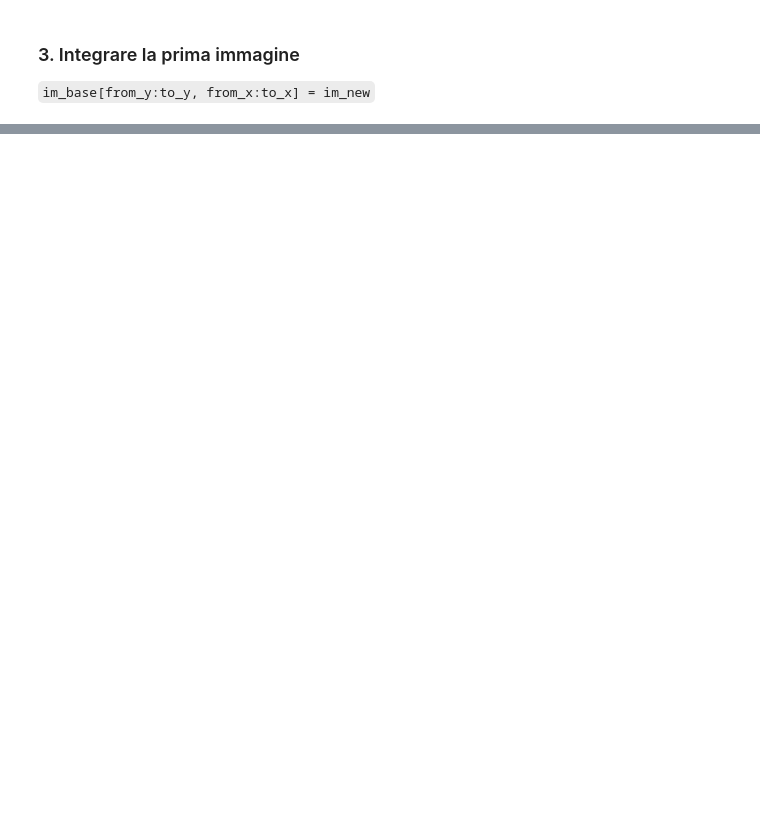
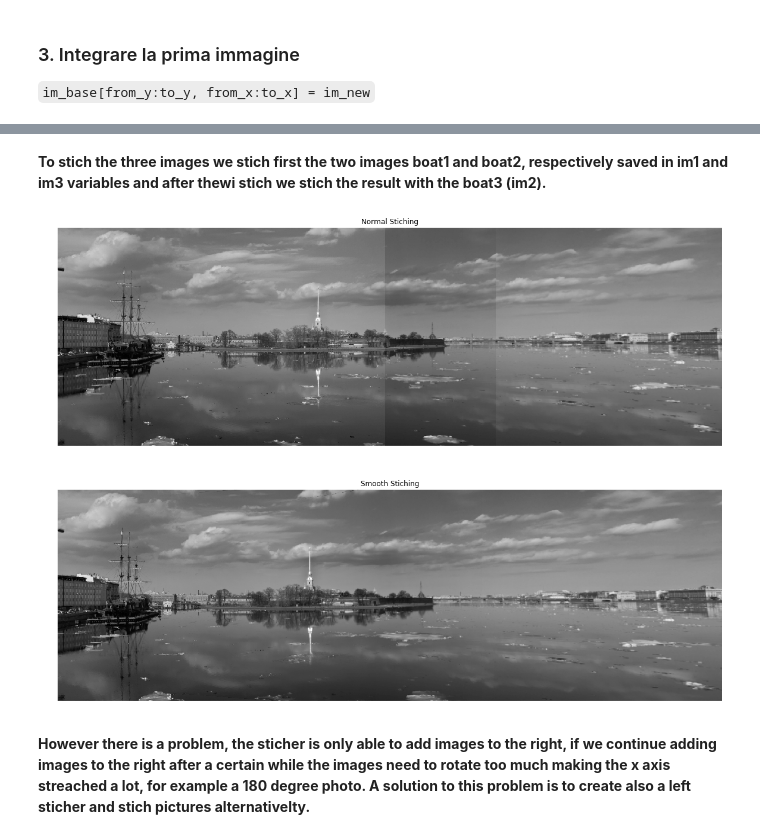
Before and after one commit to pkasela/SecondYear-Assignments, a Jupyter notebook: DSIM/E04_Kasela_Pranav_846965.ipynb, the cells around one changed output, grey strips where cells are left out. Saved outputs shown, nothing was run; the diff lists cells and outputs as text; code cells hidden in the pictures; blank space fills up the shorter version.

```diff
--- a/DSIM/E04_Kasela_Pranav_846965.ipynb
+++ b/DSIM/E04_Kasela_Pranav_846965.ipynb
@@ -195,0 +271,19 @@ Wall time: 1.41 s
+# %%
+im3 = cv.imread("images/boat2.jpg", 0)
+# %% [markdown]
+**To stich the three images we stich first the two images boat1 and boat2, respectively saved in im1 and im3 variables and after thewi stich we stich the result with the boat3 (im2).**
+# %%
+plt.figure(figsize=(20,12))
+plt.imshow(sticher(sticher(im1,im3),im2), cmap='gray'); plt.axis('off')
+plt.title("Normal Stiching")
+plt.show()
+
+plt.figure(figsize=(20,12))
+plt.imshow(sticher_smooth(sticher_smooth(im1,im3),im2), cmap='gray'); plt.axis('off')
+plt.title("Smooth Stiching")
+plt.show()
+# %% [output]
+[figure, added]
+[figure, added]
+# %% [markdown]
+**However there is a problem, the sticher is only able to add images to the right, if we continue adding images to the right after a certain while the images need to rotate too much making the x axis streached a lot, for example a 180 degree photo. A solution to this problem is to create also a left sticher and stich pictures alternativelty.**
```
Also changed, not shown: parts of 34 cells of this notebook, 11 other files.
